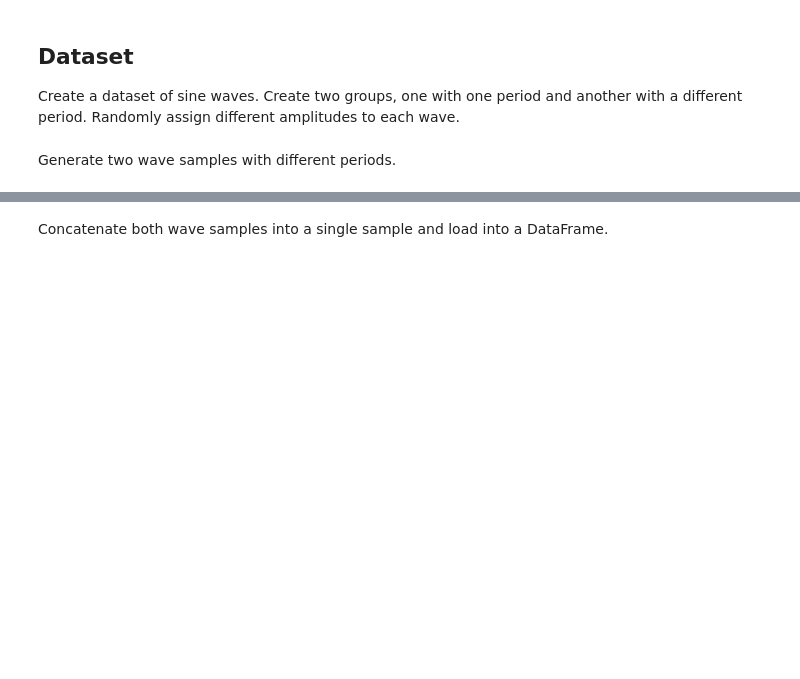
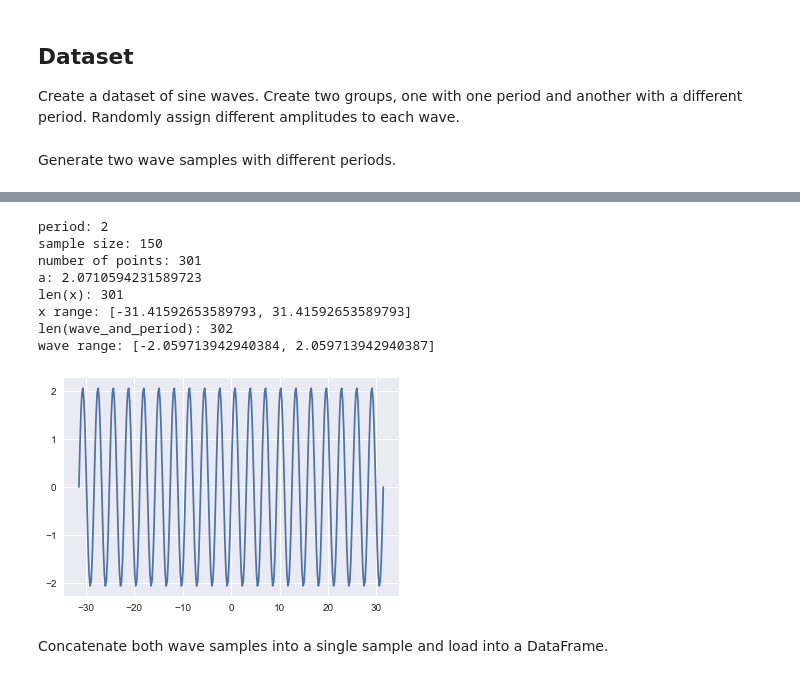
Before and after one commit to dmclark53/SimpleTF, a Jupyter notebook: Wave Period Classifier.ipynb, the cells around one changed output, grey strips where cells are left out. Drawn from its saved outputs; the diff is of its cells as text; code cells hidden in the pictures; blank space fills up the shorter version.

Commit message:
amplitude range set to 1 - 10

```diff
--- a/Wave Period Classifier.ipynb
+++ b/Wave Period Classifier.ipynb
@@ -66,3 +75,15 @@ waves_2 = create_wave_sample(150, 301, 2)
+# %%
+waves_2 = create_wave_sample(150, 301, 2, print_stats=True)
+# %% [output]
+period: 2
+sample size: 150
+number of points: 301
+a: 2.0710594231589723
+len(x): 301
+x range: [-31.41592653589793, 31.41592653589793]
+len(wave_and_period): 302
+wave range: [-2.059713942940384, 2.059713942940387]
+[figure, added]
 # %% [markdown]
 Concatenate both wave samples into a single sample and load into a DataFrame.
 # %%
```
Also changed, not shown: parts of 4 cells of this notebook.
